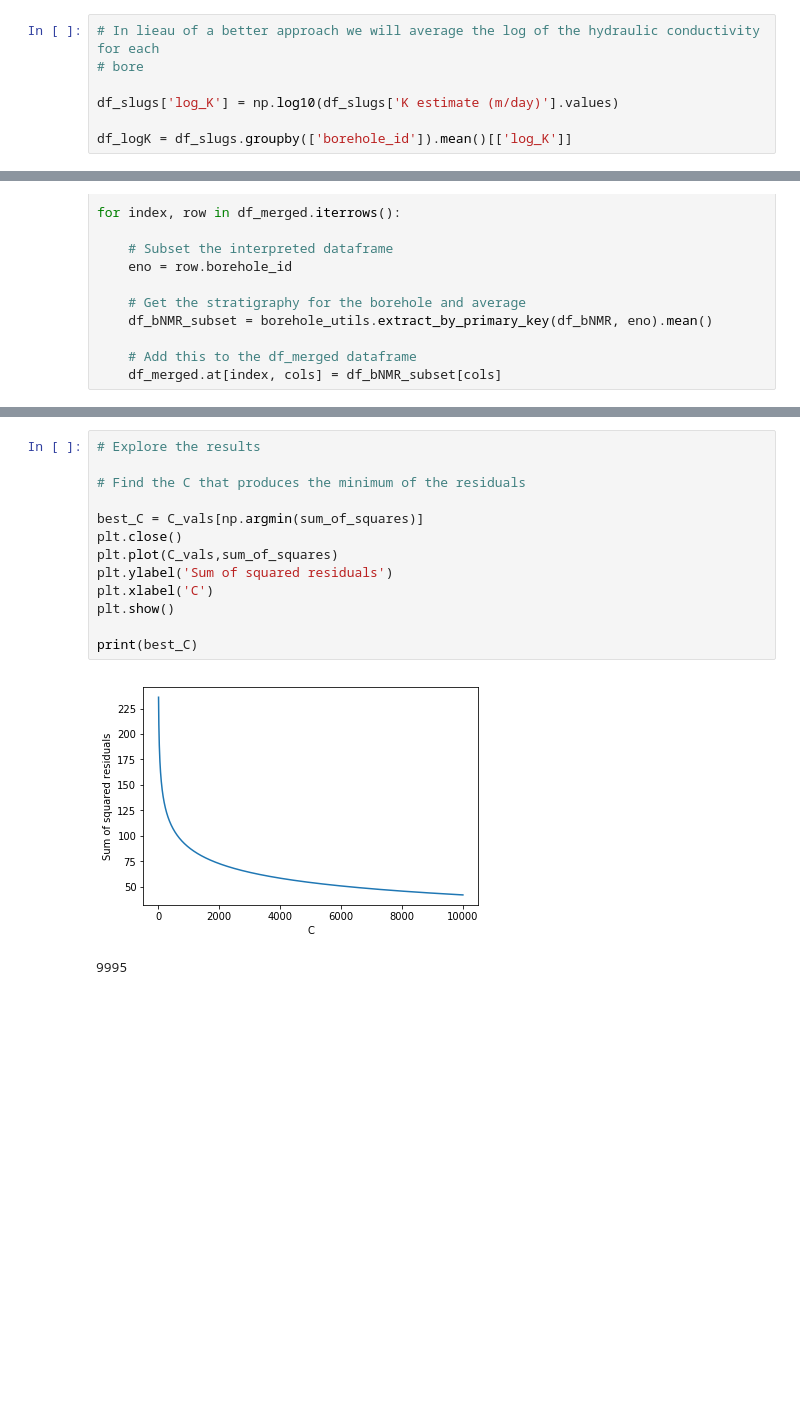
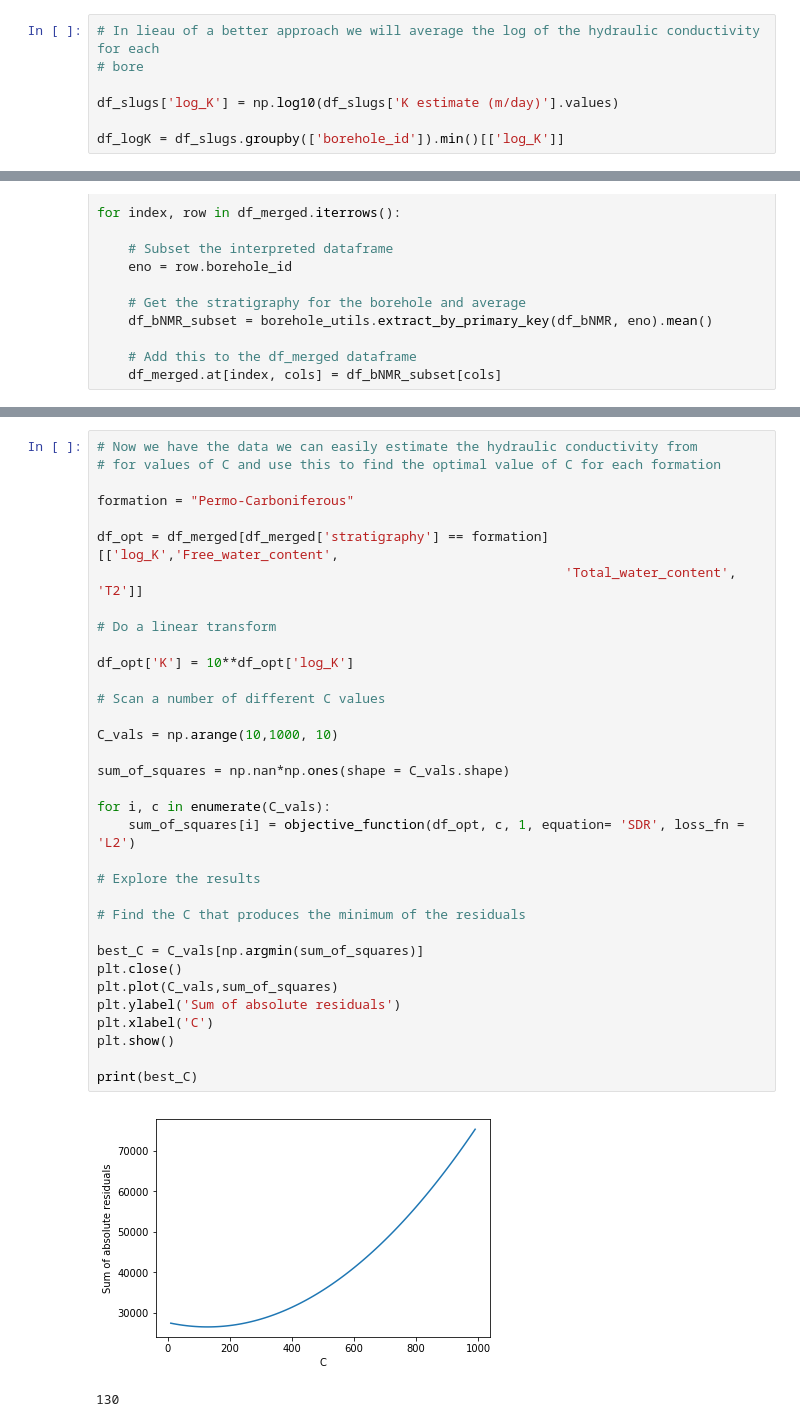
Before and after one commit to GeoscienceAustralia/hydrogeol_utils, a Jupyter notebook: notebooks/calibrate_NMR.ipynb, the cells around one changed output, grey strips where cells are left out. Drawn from its saved outputs; the diff is of its cells as text; blank space fills up the shorter version.

```diff
--- a/notebooks/calibrate_NMR.ipynb
+++ b/notebooks/calibrate_NMR.ipynb
@@ -89,7 +114,7 @@ df_slugs = pd.read_excel(infile)
 
 df_slugs['log_K'] = np.log10(df_slugs['K estimate (m/day)'].values)
 
-df_logK = df_slugs.groupby(['borehole_id']).mean()[['log_K']]
+df_logK = df_slugs.groupby(['borehole_id']).min()[['log_K']]
 # %%
 # Now we want to know the screened interval and other spatial information so we open up the
 # borehole database
@@ -244,16 +293,37 @@ df_opt
 # %%
+# Now we have the data we can easily estimate the hydraulic conductivity from
+# for values of C and use this to find the optimal value of C for each formation
+
+formation = "Permo-Carboniferous"
+
+df_opt = df_merged[df_merged['stratigraphy'] == formation][['log_K','Free_water_content',
+                                                            'Total_water_content', 'T2']]
+
+# Do a linear transform
+
+df_opt['K'] = 10**df_opt['log_K']
+
+# Scan a number of different C values
+
+C_vals = np.arange(10,1000, 10)
+
+sum_of_squares = np.nan*np.ones(shape = C_vals.shape)
+
+for i, c in enumerate(C_vals):
+    sum_of_squares[i] = objective_function(df_opt, c, 1, equation= 'SDR', loss_fn = 'L2')
+
 # Explore the results
 
 # Find the C that produces the minimum of the residuals
 
 best_C = C_vals[np.argmin(sum_of_squares)]
 plt.close()
 plt.plot(C_vals,sum_of_squares)
-plt.ylabel('Sum of squared residuals')
+plt.ylabel('Sum of absolute residuals')
 plt.xlabel('C')
 plt.show()
 
 print(best_C)
 # %% [output]
-[figure, old version]
+[figure, new version]
-9995
+130
```
Also changed, not shown: parts of 7 cells of this notebook, 3 other files.
